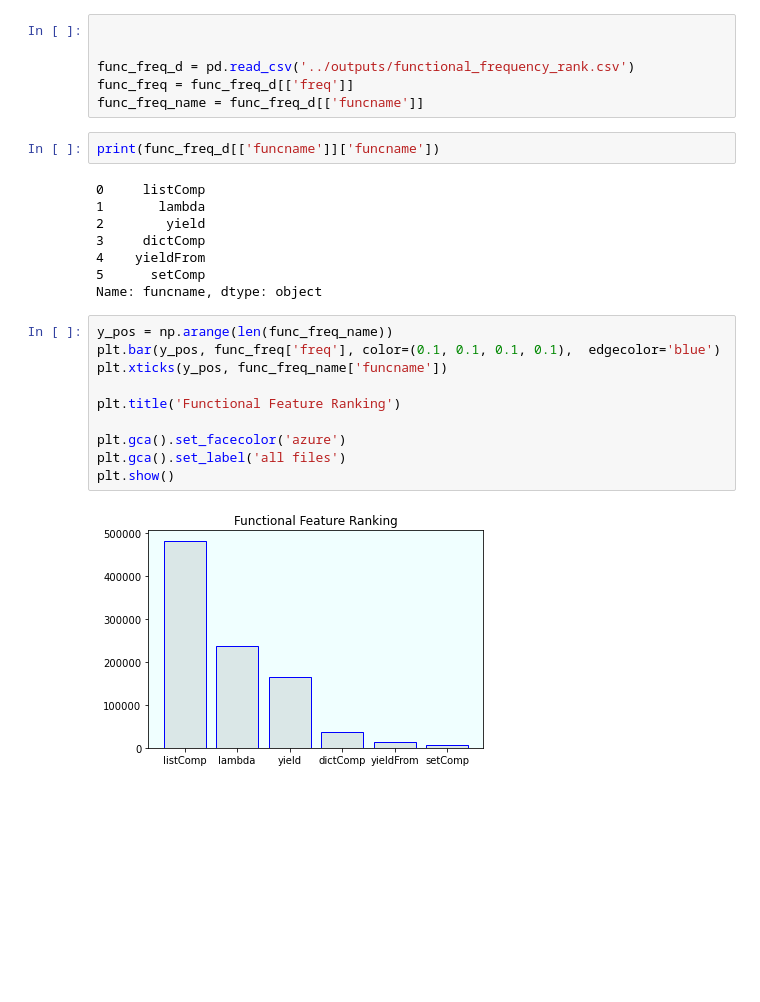
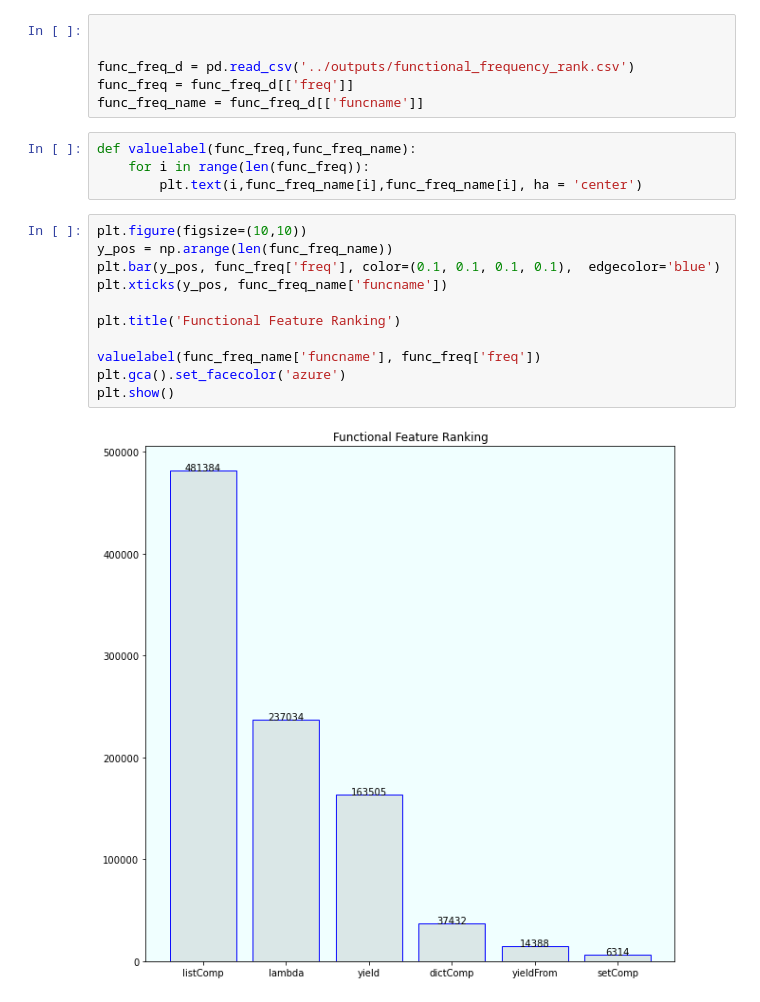
Before and after one commit to 2042Third/ast_analysis_python, a Jupyter notebook: scripts/plots.ipynb, the cells around one changed output. Saved outputs shown, nothing was run; the diff lists cells and outputs as text; blank space fills up the shorter version.

Commit message:
functional frequency diagram

```diff
--- a/scripts/plots.ipynb
+++ b/scripts/plots.ipynb
@@ -209,25 +209,20 @@ plt.show()
 func_freq_d = pd.read_csv('../outputs/functional_frequency_rank.csv')
 func_freq = func_freq_d[['freq']]
 func_freq_name = func_freq_d[['funcname']]
-# %%
-print(func_freq_d[['funcname']]['funcname'])
-# %% [output]
-0     listComp
-1       lambda
-2        yield
-3     dictComp
-4    yieldFrom
-5      setComp
-Name: funcname, dtype: object
+# %%
+def valuelabel(func_freq,func_freq_name):
+    for i in range(len(func_freq)):
+        plt.text(i,func_freq_name[i],func_freq_name[i], ha = 'center')
 # %%
+plt.figure(figsize=(10,10))
 y_pos = np.arange(len(func_freq_name))
 plt.bar(y_pos, func_freq['freq'], color=(0.1, 0.1, 0.1, 0.1),  edgecolor='blue')
 plt.xticks(y_pos, func_freq_name['funcname'])
 
 plt.title('Functional Feature Ranking')
 
+valuelabel(func_freq_name['funcname'], func_freq['freq'])
 plt.gca().set_facecolor('azure')
-plt.gca().set_label('all files')
 plt.show()
 # %% [output]
-[figure, old version]
+[figure, new version]
```
Also changed, not shown: 1 other file.
